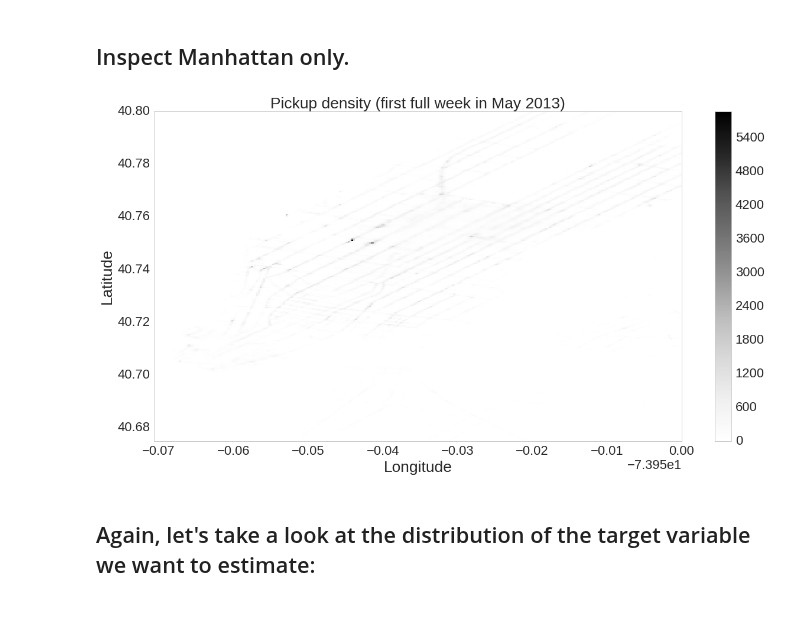
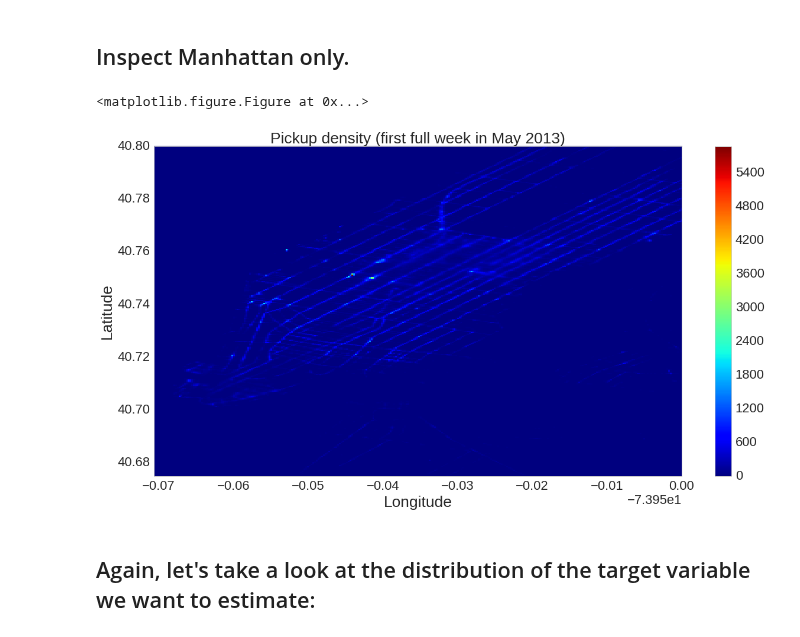
Before and after one commit to nikhase/nyc-taxi, a Jupyter notebook: weeklyAnalysis.ipynb, the cells around one changed output. Drawn from its saved outputs; the diff is of its cells as text; code cells hidden in the pictures.

```diff
--- a/weeklyAnalysis.ipynb
+++ b/weeklyAnalysis.ipynb
@@ -602,22 +602,23 @@ So we've omitted about 2% of the data because the trips do not start and end in
 # %%
 x = data_in_box.pickup_longitude
 y = data_in_box.pickup_latitude
 
-plt.jet
+plt.jet()
 H, xedges, yedges = np.histogram2d(x, y, bins=300)#, normed=False, weights=None)
 
 fig = plt.figure(figsize=(20, 10))
 plt.hist2d(x, y, bins=300, range=[[min(x.values),-73.95],[40.675,40.8]])
 plt.colorbar()
 plt.title('Pickup density (first full week in May 2013)')
 plt.ylabel('Latitude')
 plt.xlabel('Longitude')
 
 ax = fig.gca()
 ax.grid(False)
-plt.savefig('figures/pickup_density_manhattan_13.png', format='png', dpi=150)
+# plt.savefig('figures/pickup_density_manhattan_13.png', format='png', dpi=150)
 # %% [output]
+<matplotlib.figure.Figure at 0x...>
-[figure, old version]
+[figure, new version]
 # %% [markdown]
 ## Again, let's take a look at the distribution of the target variable we want to estimate:
 # %%
```
Also changed, not shown: parts of 170 cells of this notebook.
